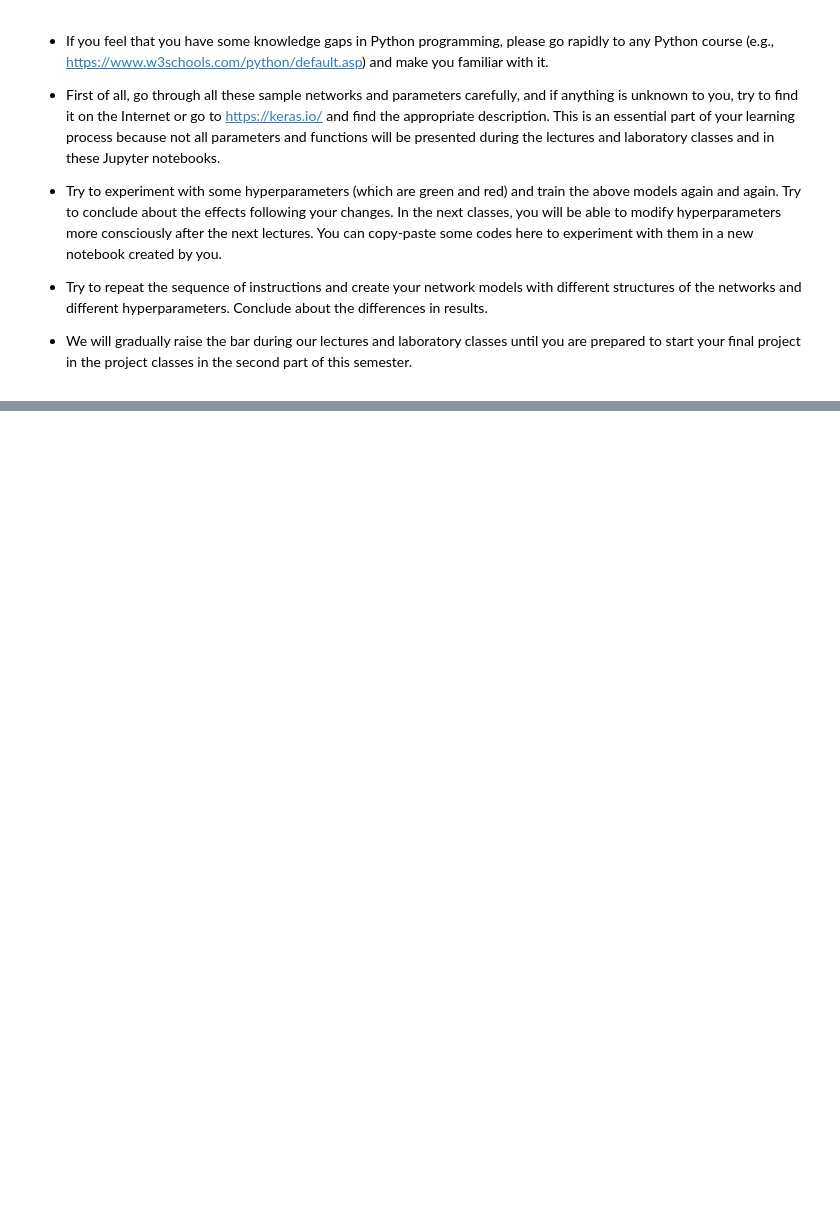
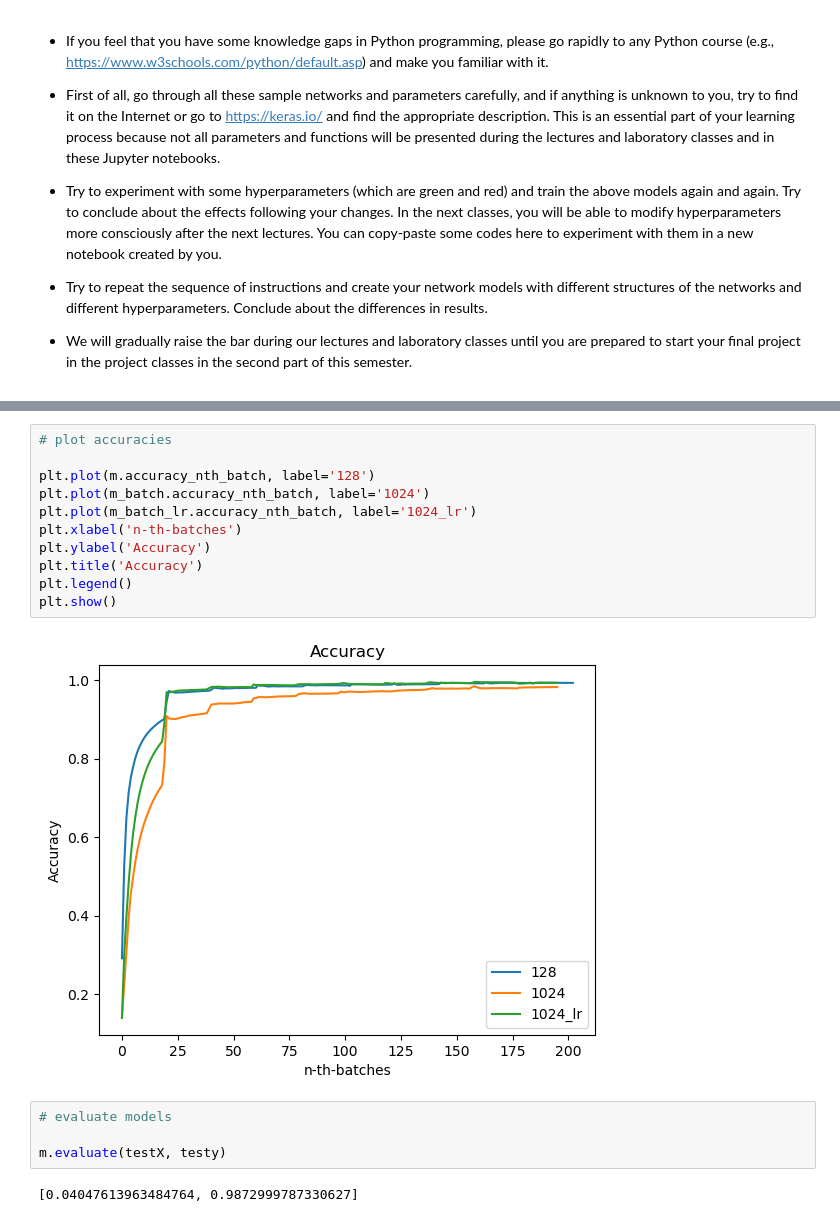
Before and after one commit to Ignatella/SEM-8-SSN, a Jupyter notebook: weaiib/AH-Lecture-LAB1-Introduction-to-CI-and-NNs v4.ipynb, the cells around one changed output, grey strips where cells are left out. Drawn from its saved outputs; the diff is of its cells as text; blank space fills up the shorter version.

```diff
--- a/weaiib/AH-Lecture-LAB1-Introduction-to-CI-and-NNs v4.ipynb
+++ b/weaiib/AH-Lecture-LAB1-Introduction-to-CI-and-NNs v4.ipynb
@@ -1321,0 +1667,19 @@ Copy-paste the above code and try to experiment more with the available hypepara
+# %%
+# plot accuracies
+
+plt.plot(m.accuracy_nth_batch, label='128')
+plt.plot(m_batch.accuracy_nth_batch, label='1024')
+plt.plot(m_batch_lr.accuracy_nth_batch, label='1024_lr')
+plt.xlabel('n-th-batches')
+plt.ylabel('Accuracy')
+plt.title('Accuracy')
+plt.legend()
+plt.show()
+# %% [output]
+[figure, added]
+# %%
+# evaluate models
+
+m.evaluate(testX, testy)
+# %% [output]
+[0.04047613963484764, 0.9872999787330627]
```
Also changed, not shown: parts of 61 cells of this notebook, 3 other files.
